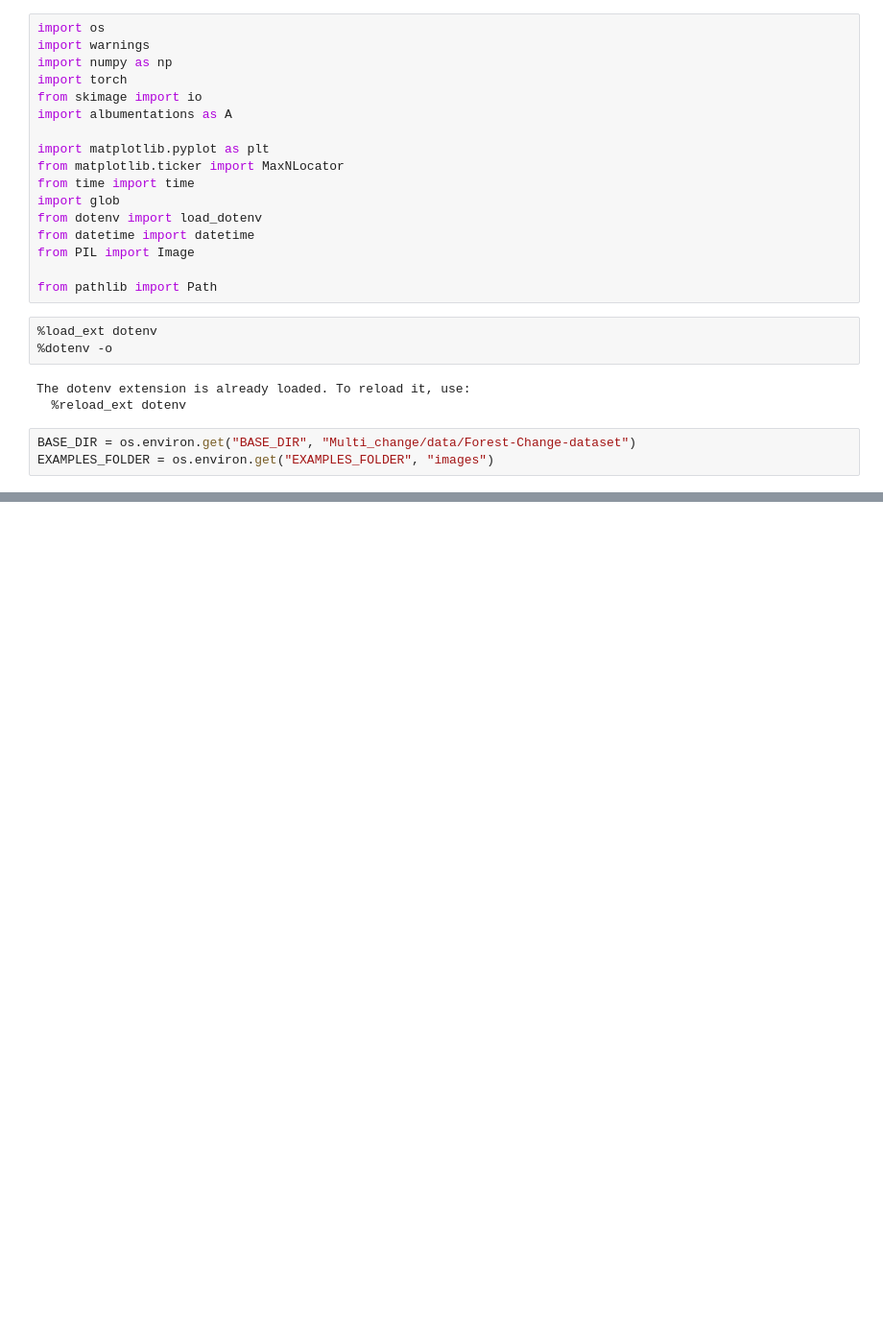
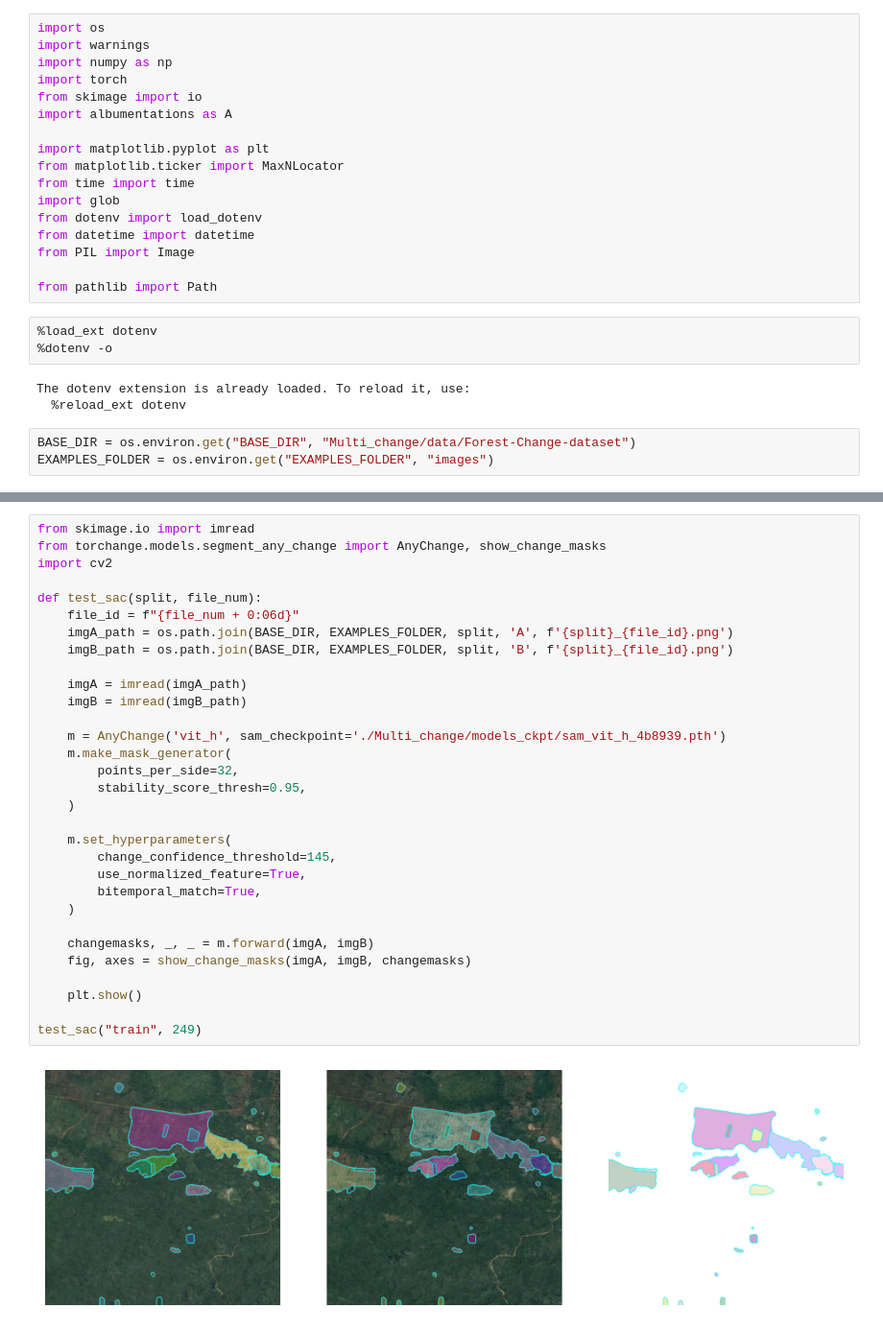
Before and after one commit to JamesBrockUoB/ForestChat, a Jupyter notebook: generate_change_captions.ipynb, the cells around one changed output, grey strips where cells are left out. Shown at 96% size. Saved outputs shown, nothing was run; the diff lists cells and outputs as text; blank space fills up the shorter version.

```diff
--- a/generate_change_captions.ipynb
+++ b/generate_change_captions.ipynb
@@ -56,0 +81,33 @@ FileNotFoundError: [Errno 2] No such file or directory: 'Multi_change/data/Fores
+# %%
+from skimage.io import imread
+from torchange.models.segment_any_change import AnyChange, show_change_masks
+import cv2
+
+def test_sac(split, file_num):
+    file_id = f"{file_num + 0:06d}"
+    imgA_path = os.path.join(BASE_DIR, EXAMPLES_FOLDER, split, 'A', f'{split}_{file_id}.png')
+    imgB_path = os.path.join(BASE_DIR, EXAMPLES_FOLDER, split, 'B', f'{split}_{file_id}.png')
+
+    imgA = imread(imgA_path)
+    imgB = imread(imgB_path)
+
+    m = AnyChange('vit_h', sam_checkpoint='./Multi_change/models_ckpt/sam_vit_h_4b8939.pth')
+    m.make_mask_generator(
+        points_per_side=32,
+        stability_score_thresh=0.95,
+    )
+
+    m.set_hyperparameters(
+        change_confidence_threshold=145,
+        use_normalized_feature=True,
+        bitemporal_match=True,
+    )
+
+    changemasks, _, _ = m.forward(imgA, imgB)
+    fig, axes = show_change_masks(imgA, imgB, changemasks)
+
+    plt.show()
+
+test_sac("train", 249)
+# %% [output]
+[figure, added]
```
Also changed, not shown: parts of 3 cells of this notebook, 2 other files.
